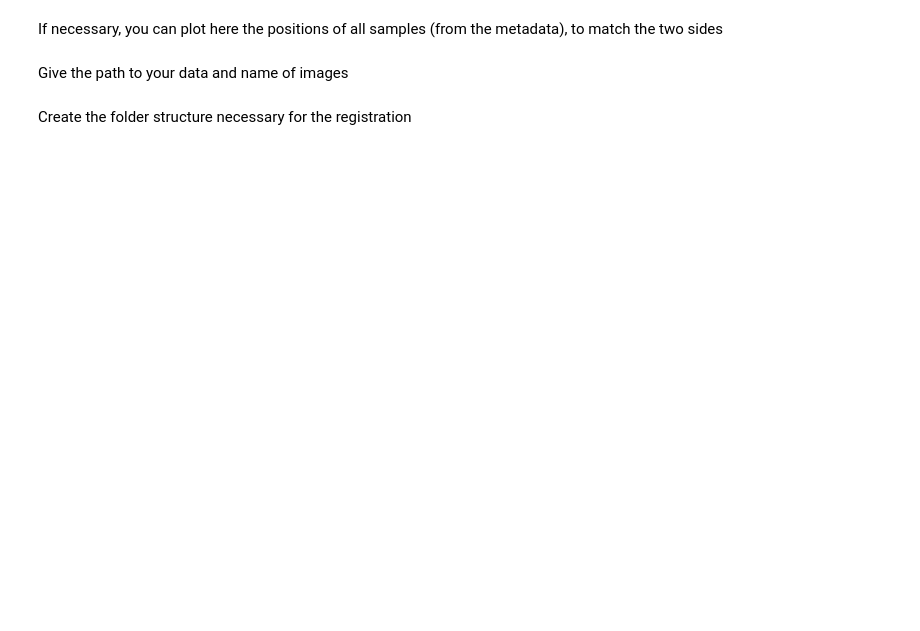
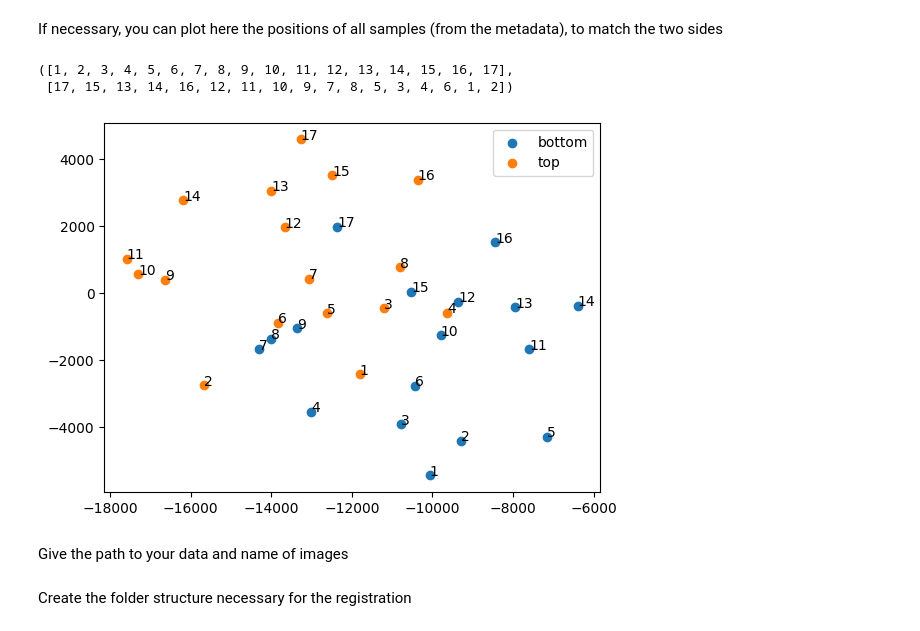
Before and after one commit to GuignardLab/tapenade, a Jupyter notebook: notebooks/registration_notebook.ipynb, the cells around one changed output. Saved outputs shown, nothing was run; the diff lists cells and outputs as text; code cells hidden in the pictures; blank space fills up the shorter version.

```diff
--- a/notebooks/registration_notebook.ipynb
+++ b/notebooks/registration_notebook.ipynb
@@ -9,11 +11,19 @@ from pathlib import Path
 # %% [markdown]
 If necessary, you can plot here the positions of all samples (from the metadata), to match the two sides
 # %%
-path = ...
+path = rf'C:\Users\eqplenne\Desktop\Data_Valentin\original_data'
 reconstruction.plot_positions(
-    path_bottom_positions=Path(path) / rf"multipoints_bottom.xml",
-    path_top_positions=Path(path) / f"multipoints_top.xml",
+    path_bottom_positions=rf"{path}\multipoints_bottom.xml",
+    path_top_positions=rf"{path}\multipoints_top.xml",
 )
+reconstruction.associate_top_bottom(
+    path_bottom_positions=rf"{path}\multipoints_bottom.xml",
+    path_top_positions=rf"{path}\multipoints_top.xml",
+)
+# %% [output]
+([1, 2, 3, 4, 5, 6, 7, 8, 9, 10, 11, 12, 13, 14, 15, 16, 17],
+ [17, 15, 13, 14, 16, 12, 11, 10, 9, 7, 8, 5, 3, 4, 6, 1, 2])
+[figure, added]
 # %% [markdown]
 Give the path to your data and name of images
 # %%
```
Also changed, not shown: parts of 9 cells of this notebook, 4 other files.
